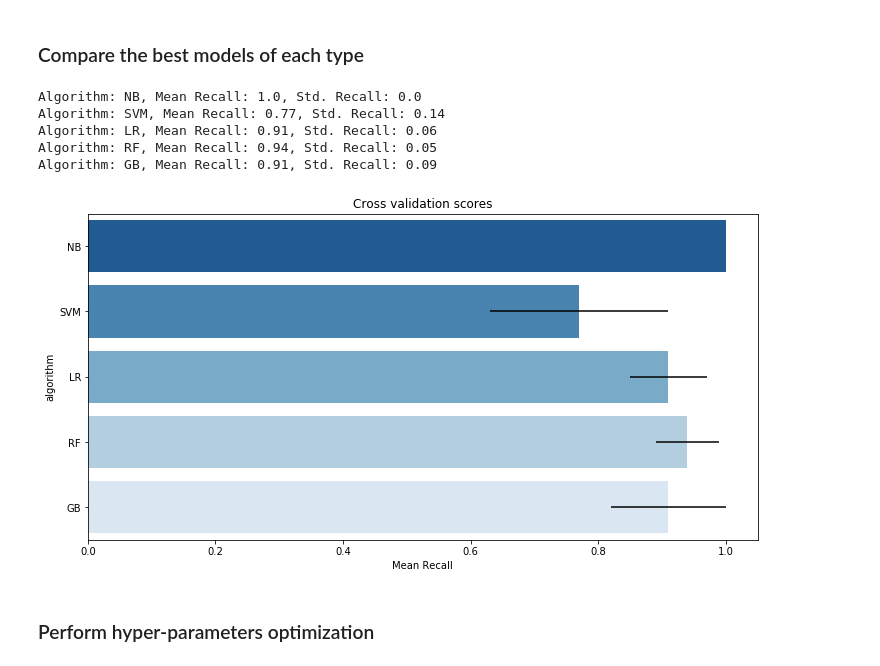
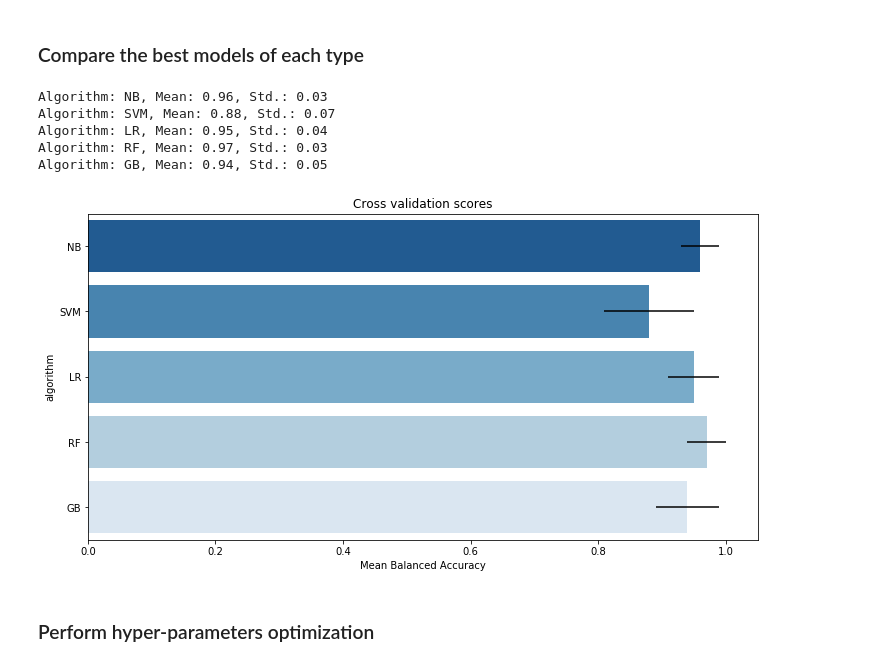
Before and after one commit to joausaga/impact-classifier, a Jupyter notebook: 1.impact_classifier.ipynb, the cells around one changed output. Saved outputs shown, nothing was run; the diff lists cells and outputs as text; code cells hidden in the pictures.

```diff
--- a/1.impact_classifier.ipynb
+++ b/1.impact_classifier.ipynb
@@ -360,11 +360,6 @@ def get_classifier(algorithm_name):
 kfold = KFold(n_splits=10, shuffle=True, random_state=42)
 algorithms = ['NB', 'SVM', 'LR', 'RF', 'GB']
 total_cycles *= len(algorithms)
-# %%
-with open('./data/train_test/data_tc_100_(1, 1)_clean_lemmatization.pkl', "rb") as f:
-    data = joblib.load(f)
-train_data = data['train_data']
-#train_data['sentence'].values
 # %%
 outputs = []
 with tqdm(total=total_cycles, file=sys.stdout) as pbar:
@@ -378,7 +373,7 @@ with tqdm(total=total_cycles, file=sys.stdout) as pbar:
         y_train = train_data['label'].values
         for algorithm in algorithms:
             classifier = get_classifier(algorithm)
-            scores = cross_val_score(classifier, X_train, y=y_train, scoring="recall", cv=kfold, n_jobs=-1)
+            scores = cross_val_score(classifier, X_train, y=y_train, scoring="balanced_accuracy", cv=kfold, n_jobs=-1)
             outputs.append(
                 {
                     'algorithm': algorithm,
@@ -388,13 +383,13 @@ with tqdm(total=total_cycles, file=sys.stdout) as pbar:
             )
             pbar.update(1)
 # %%
-output_df = pd.DataFrame(columns=['algorithm', 'train_data_file', 'mean_recall'])
+output_df = pd.DataFrame(columns=['algorithm', 'train_data_file', 'mean_balanced_accuracy'])
 for output in outputs:
     row = {
         'algorithm': output['algorithm'],
         'train_data_file': output['train_filename'],
-        'mean_recall': round(output['metrics'].mean(), 2),
-        'std_recall': round(output['metrics'].std(), 2)
+        'mean_balanced_accuracy': round(output['metrics'].mean(), 2),
+        'std_balanced_accuracy': round(output['metrics'].std(), 2)
     }
     output_df = output_df.append(row, ignore_index=True)
 # %%
@@ -417,30 +412,30 @@ output_df.to_csv(experiment_dir+'/e_28052020.csv', index=False)
 # %%
 mean_best_models, std_best_models = [], []
 for algorithm in algorithms:
-    best_model = output_df[output_df['algorithm']==algorithm].sort_values(by=['mean_recall', 'std_recall'], ascending=False).head(1)
-    mean_recall = best_model['mean_recall'].values[0]
-    std_recall = best_model['std_recall'].values[0]
+    best_model = output_df[output_df['algorithm']==algorithm].sort_values(by=['mean_balanced_accuracy', 'std_balanced_accuracy'], ascending=False).head(1)
+    mean_recall = best_model['mean_balanced_accuracy'].values[0]
+    std_recall = best_model['std_balanced_accuracy'].values[0]
     mean_best_models.append(mean_recall)
     std_best_models.append(std_recall)
-    print(f'Algorithm: {algorithm}, Mean Recall: {mean_recall}, Std. Recall: {std_recall}')
+    print(f'Algorithm: {algorithm}, Mean: {mean_recall}, Std.: {std_recall}')
 # %% [output]
-Algorithm: NB, Mean Recall: 1.0, Std. Recall: 0.0
-Algorithm: SVM, Mean Recall: 0.77, Std. Recall: 0.14
-Algorithm: LR, Mean Recall: 0.91, Std. Recall: 0.06
-Algorithm: RF, Mean Recall: 0.94, Std. Recall: 0.05
-Algorithm: GB, Mean Recall: 0.91, Std. Recall: 0.09
+Algorithm: NB, Mean: 0.96, Std.: 0.03
+Algorithm: SVM, Mean: 0.88, Std.: 0.07
+Algorithm: LR, Mean: 0.95, Std.: 0.04
+Algorithm: RF, Mean: 0.97, Std.: 0.03
+Algorithm: GB, Mean: 0.94, Std.: 0.05
 # %%
 cv_res = pd.DataFrame({
     'cross_val_means': mean_best_models,
     'cross_val_std': std_best_models,
     'algorithm': algorithms
 })
 plt.figure(figsize=(12,6))
 g = sns.barplot('cross_val_means', 'algorithm', data = cv_res, palette='Blues_r', orient = "h", **{'xerr':std_best_models})
-g.set_xlabel('Mean Recall')
+g.set_xlabel('Mean Balanced Accuracy')
 g = g.set_title('Cross validation scores')
 # %% [output]
-[figure, old version]
+[figure, new version]
 # %% [markdown]
 ### Perform hyper-parameters optimization
 # %% [markdown]
```
Also changed, not shown: parts of 19 cells of this notebook, 2 other files.
